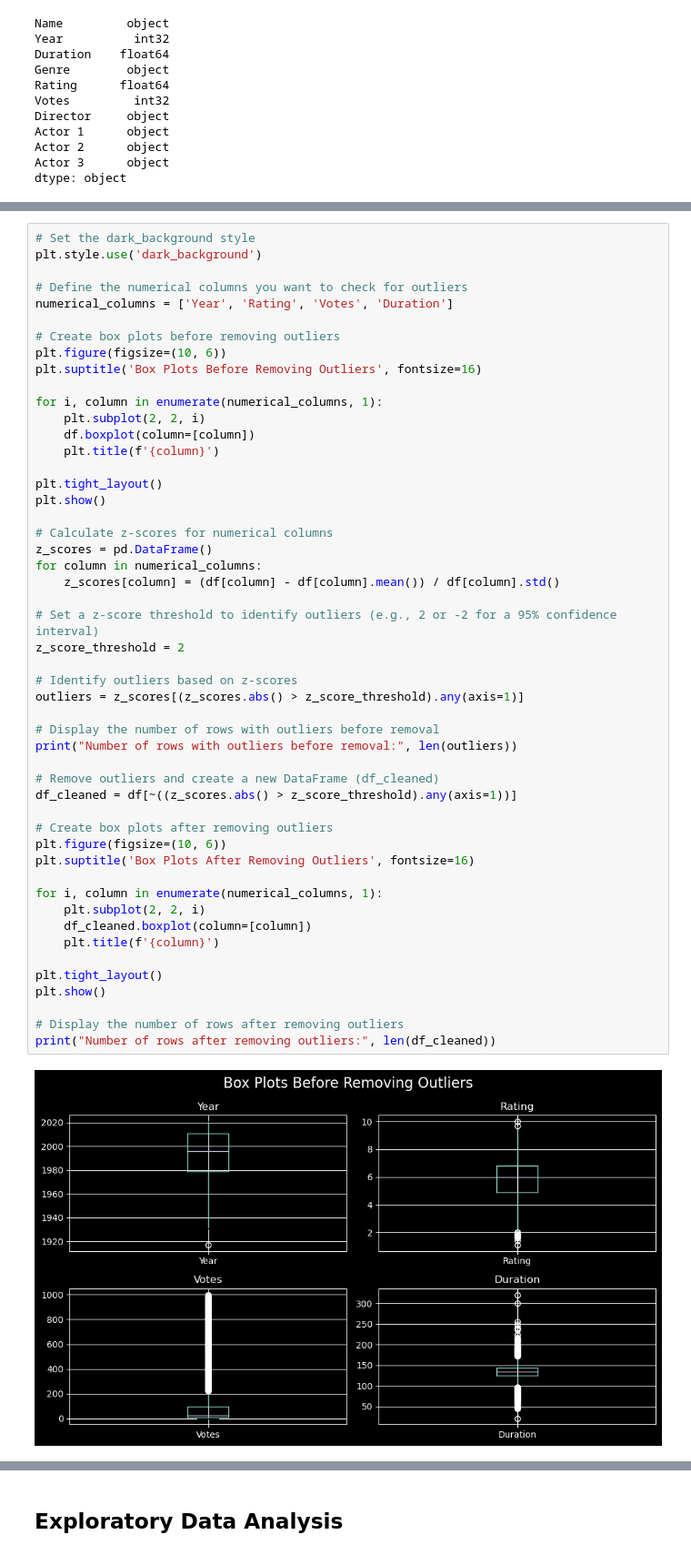
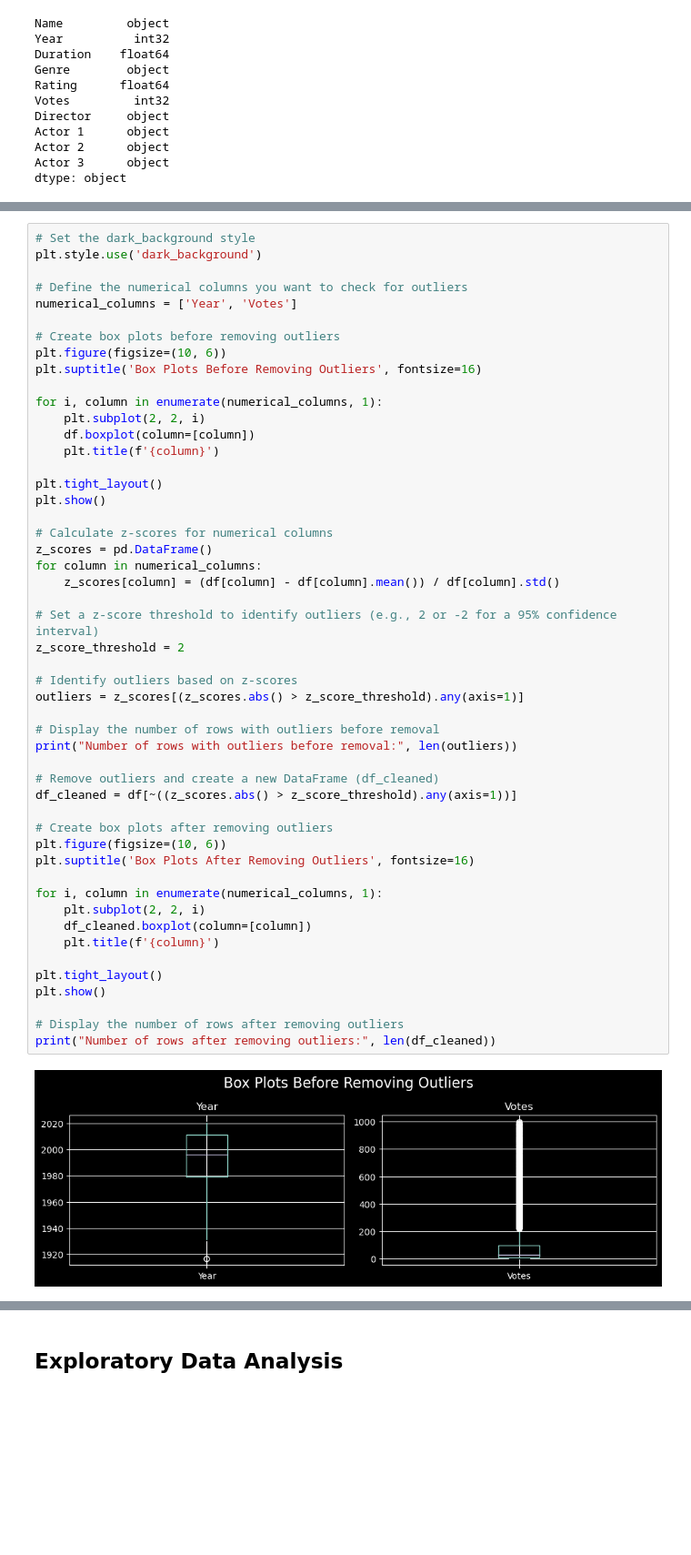
Before and after one commit to marwa9975/CODSOFT_DS02_Movie-Rating-Prediction-with-Python, a Jupyter notebook: index.ipynb, the cells around one changed output, grey strips where cells are left out. Shown at 91% size. Cells and saved outputs as stored; diff of their text form; blank space fills up the shorter version.

```diff
--- a/index.ipynb
+++ b/index.ipynb
@@ -218,7 +227,7 @@ df.head()
 plt.style.use('dark_background')
 
 # Define the numerical columns you want to check for outliers
-numerical_columns = ['Year', 'Rating', 'Votes', 'Duration']
+numerical_columns = ['Year', 'Votes']
 
 # Create box plots before removing outliers
 plt.figure(figsize=(10, 6))
@@ -237,31 +246,31 @@ z_scores = pd.DataFrame()
 for column in numerical_columns:
     z_scores[column] = (df[column] - df[column].mean()) / df[column].std()
 
 # Set a z-score threshold to identify outliers (e.g., 2 or -2 for a 95% confidence interval)
 z_score_threshold = 2
 
 # Identify outliers based on z-scores
 outliers = z_scores[(z_scores.abs() > z_score_threshold).any(axis=1)]
 
 # Display the number of rows with outliers before removal
 print("Number of rows with outliers before removal:", len(outliers))
 
 # Remove outliers and create a new DataFrame (df_cleaned)
 df_cleaned = df[~((z_scores.abs() > z_score_threshold).any(axis=1))]
 
 # Create box plots after removing outliers
 plt.figure(figsize=(10, 6))
 plt.suptitle('Box Plots After Removing Outliers', fontsize=16)
 
 for i, column in enumerate(numerical_columns, 1):
     plt.subplot(2, 2, i)
     df_cleaned.boxplot(column=[column])
     plt.title(f'{column}')
 
 plt.tight_layout()
 plt.show()
 
 # Display the number of rows after removing outliers
 print("Number of rows after removing outliers:", len(df_cleaned))
 # %% [output]
-[figure, old version]
+[figure, new version]
```
Also changed, not shown: parts of 21 cells of this notebook.
